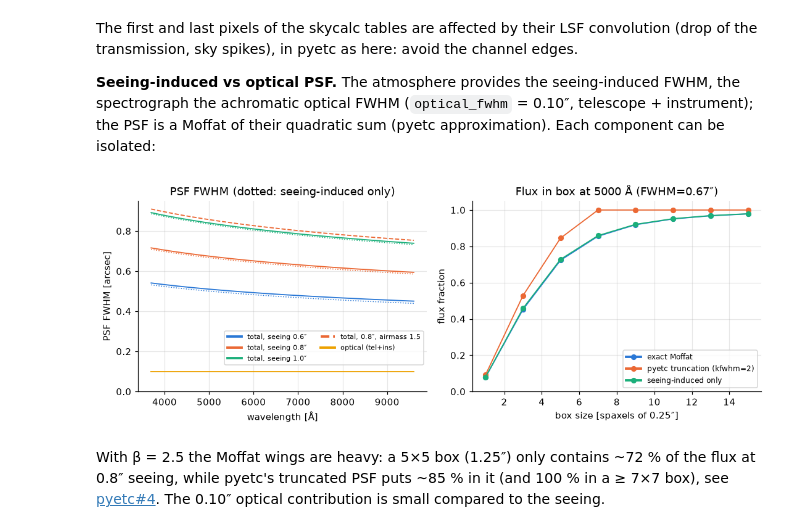
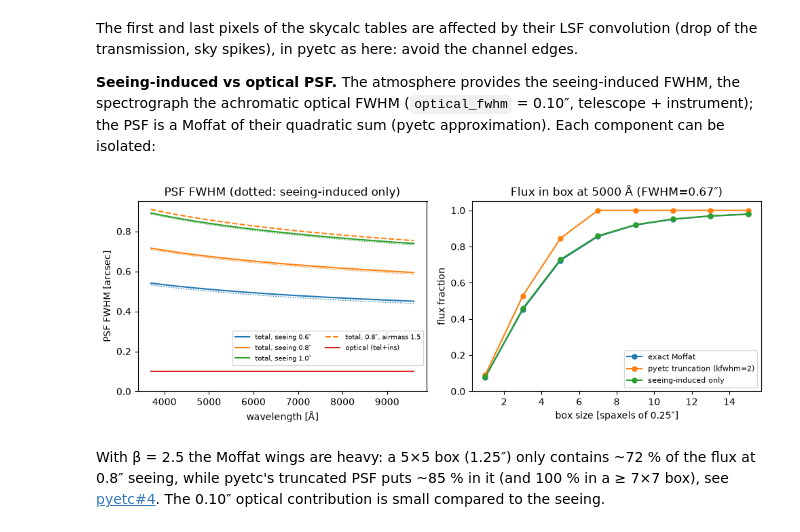
Before and after one commit to MickaelRigault/slicersim, a Jupyter notebook: docs/notebooks/wst_ifs_modes.ipynb, the cells around one changed output. Drawn from its saved outputs; the diff is of its cells as text; code cells hidden in the pictures.

```diff
--- a/docs/notebooks/wst_ifs_modes.ipynb
+++ b/docs/notebooks/wst_ifs_modes.ipynb
@@ -55,18 +55,6 @@ except ImportError:
     PYETC_DATA = None
 HAS_PYETC_DATA = PYETC_DATA is not None and PYETC_DATA.is_dir()
 
-# reference categorical palette, fixed order
-C = ["#2a78d6", "#eb6834", "#1baf7a", "#eda100", "#e87ba4", "#008300"]
-plt.rcParams.update({"figure.dpi": 110, "axes.grid": True, "grid.alpha": 0.3,
-                     "lines.linewidth": 1.2, "axes.spines.top": False, "axes.spines.right": False,
-                     "axes.formatter.limits": (-5, 6)})
-
-def legend(ax, **kwargs):
-    leg = ax.legend(**kwargs)
-    for line in leg.get_lines():
-        line.set_linewidth(2.5)
-    return leg
-
 MOONS = ("darksky", "greysky", "brightsky")
 print("slicersim", slicersim.__version__, "| pyetc data:", "found" if HAS_PYETC_DATA else "not found")
 # %% [output]
@@ -193,13 +181,13 @@ for i, (ch, t) in enumerate(targets.items()):
     sim = t.simulation
     sp = sim.spectrograph
     l = sp.lbda
-    axs[0].plot(l, sp.get_throughput(), color=C[i], label=f"{ch} channel")
-    axs[1].plot(l, sim.atmosphere.get_emission(l) * 1e18, color=C[i], lw=0.6, label=f"{ch} channel")
-    axs[2].plot(l, sp.get_atmospheric_transmission(), color=C[i], lw=0.8, label=f"{ch} channel")
+    axs[0].plot(l, sp.get_throughput(), color=f"C{i}", label=f"{ch} channel")
+    axs[1].plot(l, sim.atmosphere.get_emission(l) * 1e18, color=f"C{i}", lw=0.6, label=f"{ch} channel")
+    axs[2].plot(l, sp.get_atmospheric_transmission(), color=f"C{i}", lw=0.8, label=f"{ch} channel")
 axs[0].set(ylabel="throughput\n(tel+ins+QE)", ylim=(0, None))
 axs[1].set(ylabel="sky [10⁻¹⁸ erg/s/cm²/Å/″²]\ndark, X=1", yscale="log")
 axs[2].set(ylabel="atm. transmission\nX=1", xlabel="wavelength [Å]")
-legend(axs[0], loc="lower center")
+axs[0].legend(loc="lower center")
 fig.suptitle("WST IFS inputs")
 fig.tight_layout()
 # %% [output]
@@ -215,37 +203,37 @@ isolated:
 # %%
 sim = targets["blue"].simulation
 sp = sim.spectrograph
 fig, (ax1, ax2) = plt.subplots(1, 2, figsize=(10, 3.8))
 lb = np.linspace(3700, 9600, 200)
 for i, seeing in enumerate([0.6, 0.8, 1.0]):
     sim.update(seeing=seeing)
-    ax1.plot(lb, sp.get_psf_fwhm(lb, which="total"), color=C[i], label=f"total, seeing {seeing}″")
-    ax1.plot(lb, sp.get_psf_fwhm(lb, which="seeing"), color=C[i], ls=":", lw=1)
+    ax1.plot(lb, sp.get_psf_fwhm(lb, which="total"), color=f"C{i}", label=f"total, seeing {seeing}″")
+    ax1.plot(lb, sp.get_psf_fwhm(lb, which="seeing"), color=f"C{i}", ls=":", lw=1)
 sim.update(seeing=0.8, airmass=1.5)
-ax1.plot(lb, sp.get_psf_fwhm(lb), color=C[1], ls="--", label="total, 0.8″, airmass 1.5")
+ax1.plot(lb, sp.get_psf_fwhm(lb), color="C1", ls="--", label="total, 0.8″, airmass 1.5")
 sim.update(airmass=1.0)
-ax1.plot(lb, sp.get_psf_fwhm(lb, which="optical"), color=C[3], label="optical (tel+ins)")
+ax1.plot(lb, sp.get_psf_fwhm(lb, which="optical"), color="C3", label="optical (tel+ins)")
 ax1.set(xlabel="wavelength [Å]", ylabel="PSF FWHM [arcsec]", ylim=(0, None),
         title="PSF FWHM (dotted: seeing-induced only)")
-legend(ax1, fontsize=7.5, loc="lower right", bbox_to_anchor=(1, 0.12), ncols=2)
+ax1.legend(fontsize=7.5, loc="lower right", bbox_to_anchor=(1, 0.12), ncols=2)
 
 # fraction of the point-source flux in a (2n+1)² box at 5000 Å
 k = np.argmin(abs(sp.lbda - 5000))
 hsizes = np.arange(0, 8)
 for i, (trunc, label, kw) in enumerate([(0, "exact Moffat", {}), (2, "pyetc truncation (kfwhm=2)", {}),
                                        (0, "seeing-induced only", dict(incl_telescope=False))]):
     sim.update(moffat_truncation=trunc)
     psf = sp.get_spatial_psf(**kw)[k]
     ax2.plot(2 * hsizes + 1, [psf[sp.get_box_aperture(hsize=n)].sum() for n in hsizes],
-             "o-", ms=5, color=C[i], label=label)
+             "o-", ms=5, color=f"C{i}", label=label)
 sim.update(moffat_truncation=0)
 ax2.set(xlabel="box size [spaxels of 0.25″]", ylabel="flux fraction", ylim=(0, 1.05),
         title=f"Flux in box at 5000 Å (FWHM={sp.get_psf_fwhm([5000.])[0]:.2f}″)")
 ax2.xaxis.set_major_locator(MultipleLocator(2))
-legend(ax2, loc="lower right", fontsize=8)
+ax2.legend(loc="lower right", fontsize=8)
 fig.tight_layout()
 # %% [output]
-[figure, old version]
+[figure, new version]
 # %% [markdown]
 With β = 2.5 the Moffat wings are heavy: a 5×5 box (1.25″) only contains ~72 % of the flux
 at 0.8″ seeing, while pyetc's truncated PSF puts ~85 % in it (and 100 % in a ≥ 7×7 box), see [pyetc#4](https://github.com/RolandBacon/pyetc/issues/4).
```
Also changed, not shown: parts of 6 cells of this notebook.
